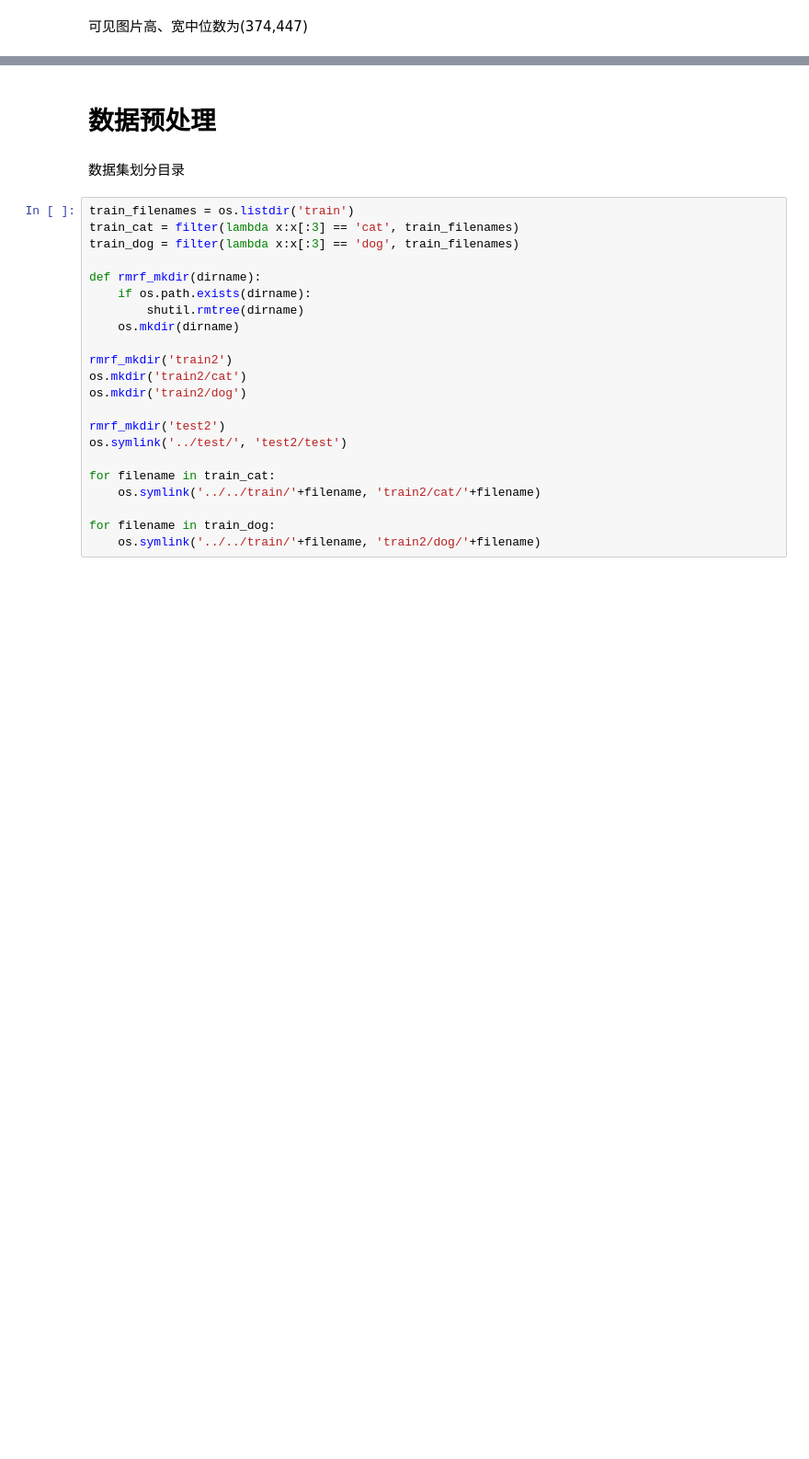
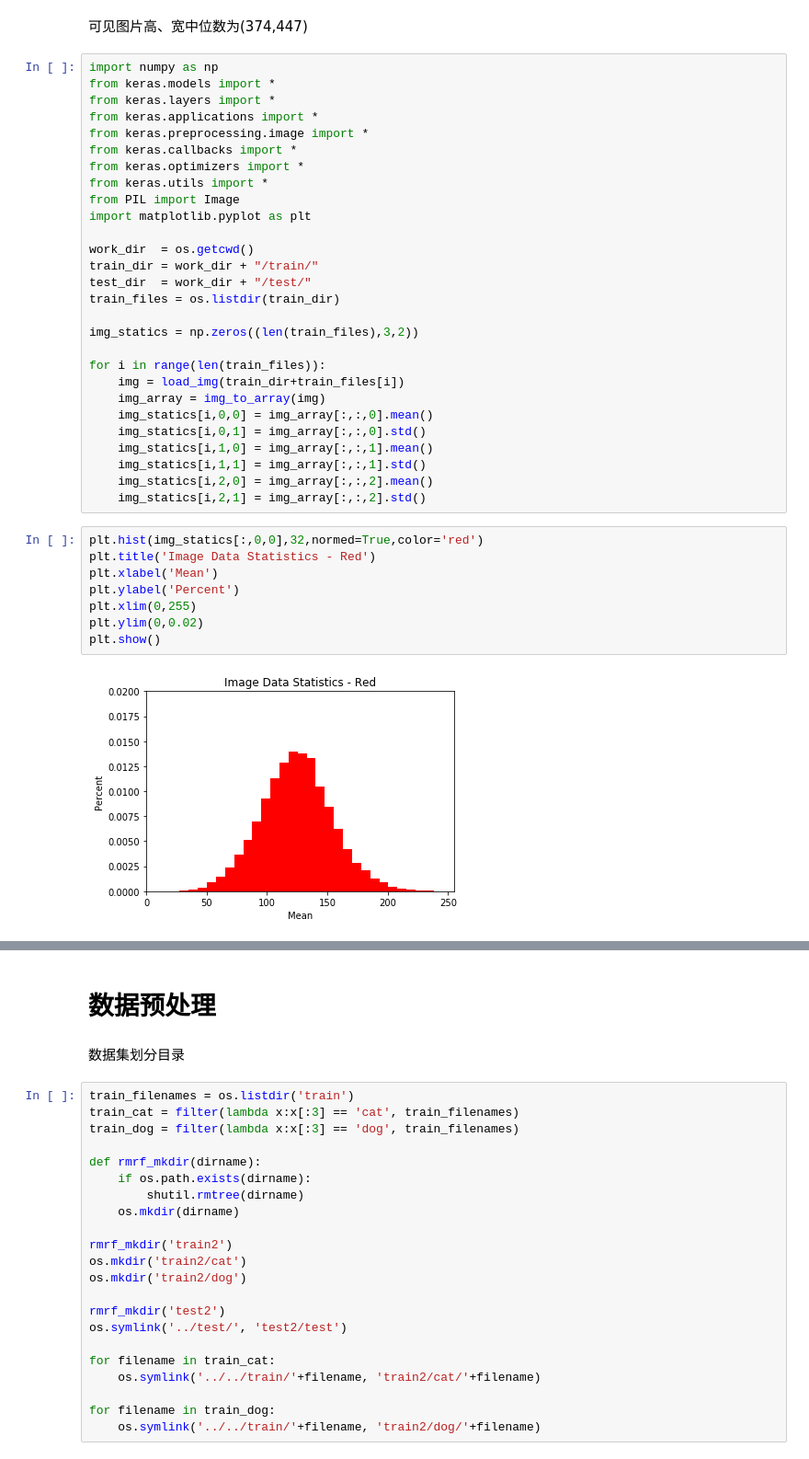
Before and after one commit to fanpaa/my-udacity-mlnd, a Jupyter notebook: preprocessing_dataset.ipynb, the cells around one changed output, grey strips where cells are left out. Shown at 92% size. Saved outputs shown, nothing was run; the diff lists cells and outputs as text; blank space fills up the shorter version.

```diff
--- a/preprocessing_dataset.ipynb
+++ b/preprocessing_dataset.ipynb
@@ -70,2 +125,40 @@ median of width: 447.0
 # %% [markdown]
 可见图片高、宽中位数为(374,447)
+# %%
+import numpy as np
+from keras.models import *
+from keras.layers import *
+from keras.applications import *
+from keras.preprocessing.image import *
+from keras.callbacks import *
+from keras.optimizers import *
+from keras.utils import *
+from PIL import Image
+import matplotlib.pyplot as plt
+
+work_dir  = os.getcwd()
+train_dir = work_dir + "/train/"
+test_dir  = work_dir + "/test/"
+train_files = os.listdir(train_dir)
+
+img_statics = np.zeros((len(train_files),3,2))
+
+for i in range(len(train_files)):
+    img = load_img(train_dir+train_files[i])
+    img_array = img_to_array(img)
+    img_statics[i,0,0] = img_array[:,:,0].mean()
+    img_statics[i,0,1] = img_array[:,:,0].std()
+    img_statics[i,1,0] = img_array[:,:,1].mean()
+    img_statics[i,1,1] = img_array[:,:,1].std()
+    img_statics[i,2,0] = img_array[:,:,2].mean()
+    img_statics[i,2,1] = img_array[:,:,2].std()
+# %%
+plt.hist(img_statics[:,0,0],32,normed=True,color='red')
+plt.title('Image Data Statistics - Red')
+plt.xlabel('Mean')
+plt.ylabel('Percent')
+plt.xlim(0,255)
+plt.ylim(0,0.02)
+plt.show()
+# %% [output]
+[figure, added]
```
Also changed, not shown: parts of 10 cells of this notebook, 1 other file.
